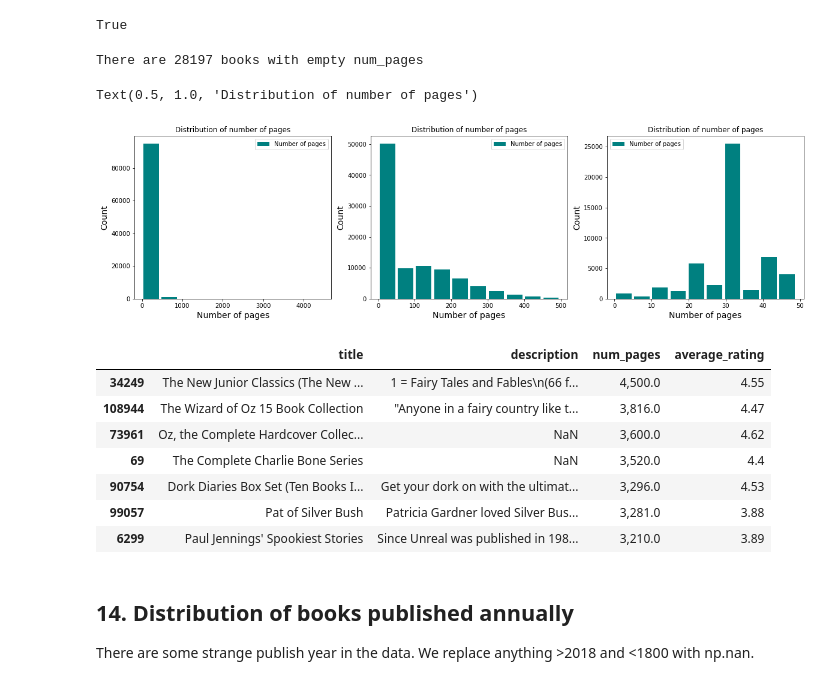
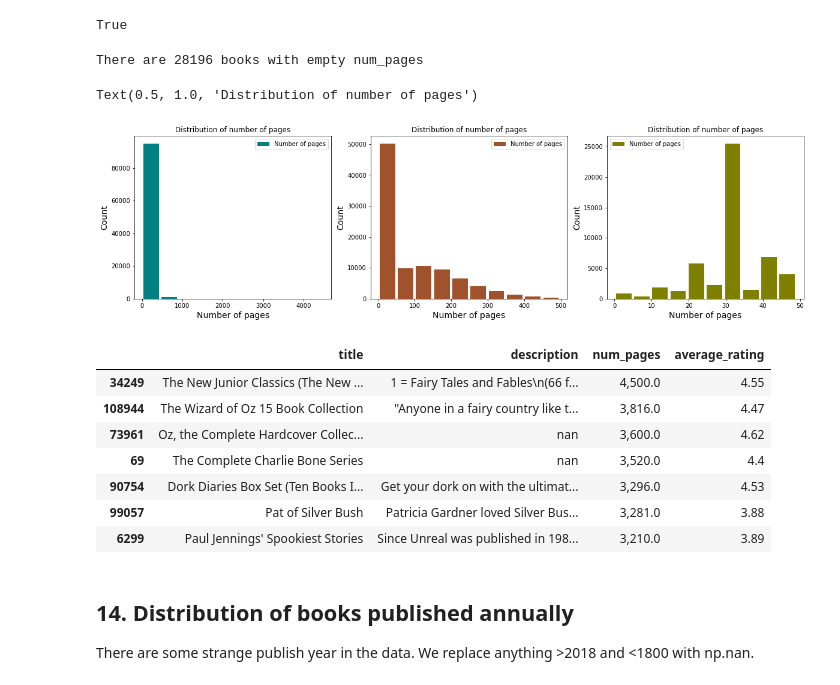
Before and after one commit to somayehY/Somayeh_Youssefi, a Jupyter notebook: Book Recomendation System/BookRecomSys_DataWrangling.ipynb, the cells around one changed output. Saved outputs shown, nothing was run; the diff lists cells and outputs as text; code cells hidden in the pictures.

```diff
--- a/Book Recomendation System/BookRecomSys_DataWrangling.ipynb
+++ b/Book Recomendation System/BookRecomSys_DataWrangling.ipynb
@@ -375,0 +366,6 @@ There are 15238 books with empty description.
+# %%
+descrip =[]
+for i in range(len(books)):
+               text = str(books.loc[i, 'description'])
+               if (text.startswith('http'))|(text=='none')|(text==' '):
+                   descrip.append(i)
@@ -376,3 +376,5 @@ There are 15238 books with empty description.
+# %%
+books.drop(descrip, axis=0, inplace=True)
 # %% [markdown]
 Let's add a word_count column and count how many words are in each description.
 # %%
@@ -418,7 +420,7 @@ True
 # %%
 print("There are {} books with empty num_pages ".format(books[books['num_pages'] == ''].shape[0]))
 # %% [output]
-There are 28197 books with empty num_pages
+There are 28196 books with empty num_pages
 # %%
 # Let's replace empty number_pages with np.nan and change the type to float
 
@@ -428,25 +430,25 @@ books['num_pages'] = books['num_pages'].astype(float)
 # %%
 fig, (ax0, ax1, ax2) = plt.subplots(nrows=1, ncols=3, figsize=(20,5))
 
 books["num_pages"].plot.hist(bins=10, rwidth=0.85, color="teal", ax=ax0)
-books[books["num_pages"]<500]['num_pages'].plot.hist(bins=10, rwidth=0.85, color="teal", ax=ax1)
-books[books["num_pages"]<50]['num_pages'].plot.hist(bins=10, rwidth=0.85, color="teal", ax=ax2)
+books[books["num_pages"]<500]['num_pages'].plot.hist(bins=10, rwidth=0.85, color="sienna", ax=ax1)
+books[books["num_pages"]<50]['num_pages'].plot.hist(bins=10, rwidth=0.85, color="olive", ax=ax2)
 
 ax0.legend(['Number of pages'])
 ax0.set_xlabel('Number of pages', fontsize=14)
 ax0.set_ylabel('Count', fontsize=14)
 ax0.set_title('Distribution of number of pages')
 ax1.legend(['Number of pages'])
 ax1.set_xlabel('Number of pages', fontsize=14)
 ax1.set_ylabel('Count', fontsize=14)
 ax1.set_title('Distribution of number of pages')
 ax2.legend(['Number of pages'])
 ax2.set_xlabel('Number of pages', fontsize=14)
 ax2.set_ylabel('Count', fontsize=14)
 ax2.set_title('Distribution of number of pages')
 # %% [output]
 Text(0.5, 1.0, 'Distribution of number of pages')
-[figure, old version]
+[figure, new version]
 # %%
 # there are a few books with >3000 pages.
 
@@ -455,8 +457,8 @@ books[books["num_pages"]>3000][['title','description', 'num_pages', 'average_rat
 |  | title | description | num_pages | average_rating |
 | 34249 | The New Junior Classics (The New ... | 1 = Fairy Tales and Fables\n(66 f... | 4,500.0 | 4.55 |
 | 108944 | The Wizard of Oz 15 Book Collection | "Anyone in a fairy country like t... | 3,816.0 | 4.47 |
-| 73961 | Oz, the Complete Hardcover Collec... | NaN | 3,600.0 | 4.62 |
-| 69 | The Complete Charlie Bone Series | NaN | 3,520.0 | 4.4 |
+| 73961 | Oz, the Complete Hardcover Collec... | nan | 3,600.0 | 4.62 |
+| 69 | The Complete Charlie Bone Series | nan | 3,520.0 | 4.4 |
 | 90754 | Dork Diaries Box Set (Ten Books I... | Get your dork on with the ultimat... | 3,296.0 | 4.53 |
 | 99057 | Pat of Silver Bush | Patricia Gardner loved Silver Bus... | 3,281.0 | 3.88 |
 | 6299 | Paul Jennings' Spookiest Stories | Since Unreal was published in 198... | 3,210.0 | 3.89 |
```
Also changed, not shown: parts of 36 cells of this notebook.
